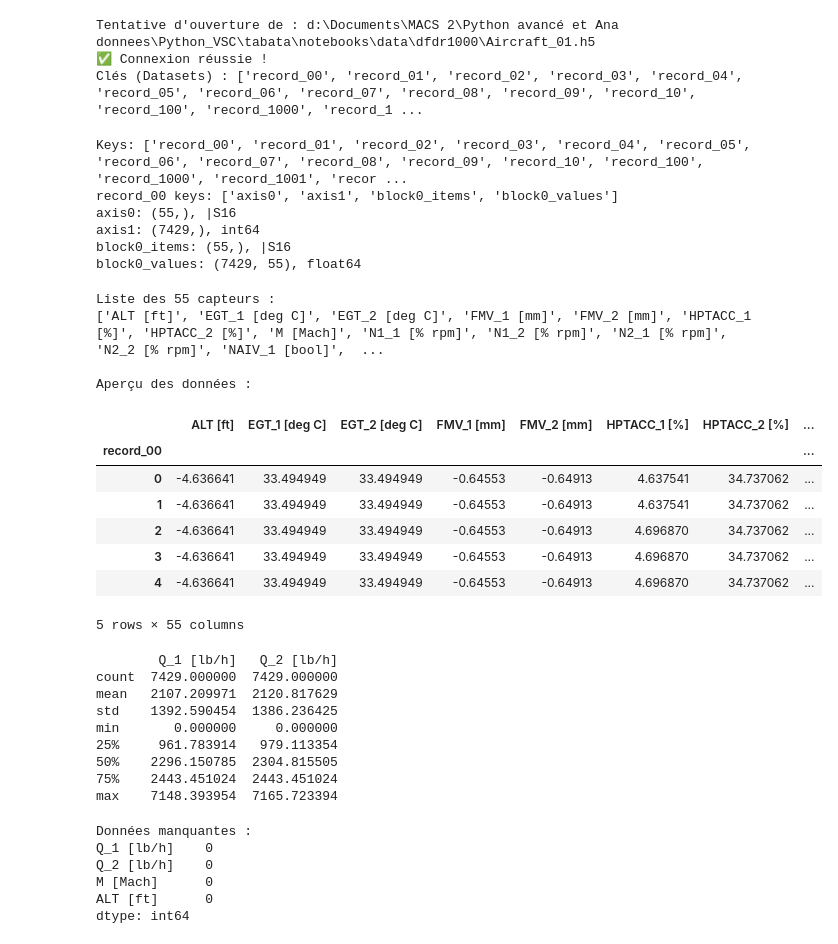
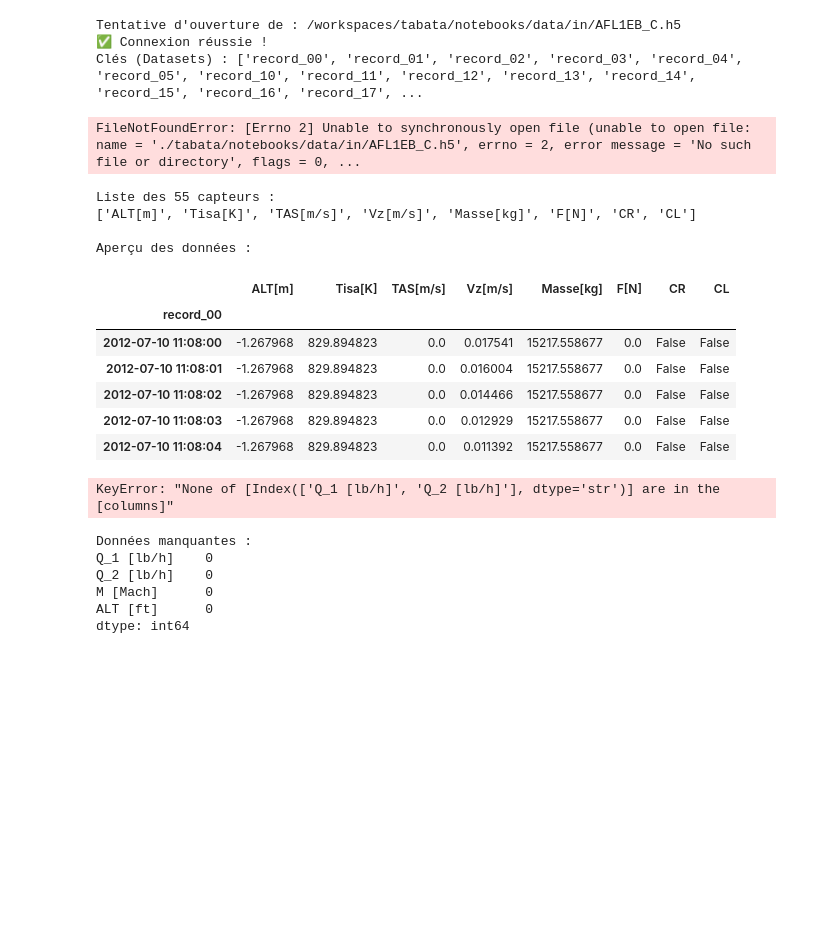
Before and after one commit to rabelaiseriola04-crypto/tabata, a Jupyter notebook: Projet.ipynb, the cells around one changed output. Cells and saved outputs as stored; diff of their text form; code cells hidden in the pictures; blank space fills up the shorter version.

```diff
--- a/Projet.ipynb
+++ b/Projet.ipynb
@@ -6,7 +16,7 @@ import h5py
 # .cwd() récupère le dossier actuel (tabata ou Python_VSC)
 # On "construit" le chemin étape par étape
 base_path = Path.cwd()
-file_path = base_path / "tabata"/ "notebooks" / "data" / "dfdr1000" / "Aircraft_01.h5"
+file_path = base_path / "notebooks" / "data" / "in" / "AFL1EB_C.h5"
 
 print(f"Tentative d'ouverture de : {file_path}")
 
@@ -21,13 +31,13 @@ else:
         print("✅ Connexion réussie !")
         print("Clés (Datasets) :", list(f.keys()))
 # %% [output]
-Tentative d'ouverture de : d:\Documents\MACS 2\Python avancé et Ana donnees\Python_VSC\tabata\notebooks\data\dfdr1000\Aircraft_01.h5
+Tentative d'ouverture de : /workspaces/tabata/notebooks/data/in/AFL1EB_C.h5
 ✅ Connexion réussie !
-Clés (Datasets) : ['record_00', 'record_01', 'record_02', 'record_03', 'record_04', 'record_05', 'record_06', 'record_07', 'record_08', 'record_09', 'record_10', 'record_100', 'record_1000', 'record_1 ...
+Clés (Datasets) : ['record_00', 'record_01', 'record_02', 'record_03', 'record_04', 'record_05', 'record_10', 'record_11', 'record_12', 'record_13', 'record_14', 'record_15', 'record_16', 'record_17', ...
 # %%
 import h5py
 
-with h5py.File("./tabata/notebooks/data/dfdr1000/Aircraft_01.h5", "r") as f:
+with h5py.File("./tabata/notebooks/data/in/AFL1EB_C.h5", "r") as f:
     print("Keys:", list(f.keys()))
     if 'record_00' in f:
         print("record_00 keys:", list(f['record_00'].keys()))
@@ -38,53 +48,39 @@ with h5py.File("./tabata/notebooks/data/dfdr1000/Aircraft_01.h5", "r") as f:
             else:
                 print(f"{key}: Group")
 # %% [output]
-Keys: ['record_00', 'record_01', 'record_02', 'record_03', 'record_04', 'record_05', 'record_06', 'record_07', 'record_08', 'record_09', 'record_10', 'record_100', 'record_1000', 'record_1001', 'recor ...
-record_00 keys: ['axis0', 'axis1', 'block0_items', 'block0_values']
-axis0: (55,), |S16
-axis1: (7429,), int64
-block0_items: (55,), |S16
-block0_values: (7429, 55), float64
+FileNotFoundError: [Errno 2] Unable to synchronously open file (unable to open file: name = './tabata/notebooks/data/in/AFL1EB_C.h5', errno = 2, error message = 'No such file or directory', flags = 0, ...
 # %%
 import pandas as pd
 
 # Utilise le chemin que tu as déjà validé
-file_path = base_path / "tabata"/ "notebooks" / "data" / "dfdr1000" / "Aircraft_01.h5"
+file_path = base_path / "notebooks" / "data" / "in" / "AFL1EB_C.h5"
 
 # On charge le record_00 directement avec Pandas
 df_vol = pd.read_hdf(file_path, key='record_00')
 
 # On affiche les colonnes et les premières lignes
 print("Liste des 55 capteurs :")
 print(df_vol.columns.tolist())
 
 print("\nAperçu des données :")
 display(df_vol.head()) # display() est mieux que print() dans un notebook
 # %% [output]
 Liste des 55 capteurs :
-['ALT [ft]', 'EGT_1 [deg C]', 'EGT_2 [deg C]', 'FMV_1 [mm]', 'FMV_2 [mm]', 'HPTACC_1 [%]', 'HPTACC_2 [%]', 'M [Mach]', 'N1_1 [% rpm]', 'N1_2 [% rpm]', 'N2_1 [% rpm]', 'N2_2 [% rpm]', 'NAIV_1 [bool]',  ...
+['ALT[m]', 'Tisa[K]', 'TAS[m/s]', 'Vz[m/s]', 'Masse[kg]', 'F[N]', 'CR', 'CL']
 
 Aperçu des données :
-|  | ALT [ft] | EGT_1 [deg C] | EGT_2 [deg C] | FMV_1 [mm] | FMV_2 [mm] | HPTACC_1 [%] | HPTACC_2 [%] | ... |
-| record_00 |  |  |  |  |  |  |  | ... |
-| 0 | -4.636641 | 33.494949 | 33.494949 | -0.64553 | -0.64913 | 4.637541 | 34.737062 | ... |
-| 1 | -4.636641 | 33.494949 | 33.494949 | -0.64553 | -0.64913 | 4.637541 | 34.737062 | ... |
-| 2 | -4.636641 | 33.494949 | 33.494949 | -0.64553 | -0.64913 | 4.696870 | 34.737062 | ... |
-| 3 | -4.636641 | 33.494949 | 33.494949 | -0.64553 | -0.64913 | 4.696870 | 34.737062 | ... |
-| 4 | -4.636641 | 33.494949 | 33.494949 | -0.64553 | -0.64913 | 4.696870 | 34.737062 | ... |
+|  | ALT[m] | Tisa[K] | TAS[m/s] | Vz[m/s] | Masse[kg] | F[N] | CR | CL |
+| record_00 |  |  |  |  |  |  |  |  |
+| 2012-07-10 11:08:00 | -1.267968 | 829.894823 | 0.0 | 0.017541 | 15217.558677 | 0.0 | False | False |
+| 2012-07-10 11:08:01 | -1.267968 | 829.894823 | 0.0 | 0.016004 | 15217.558677 | 0.0 | False | False |
+| 2012-07-10 11:08:02 | -1.267968 | 829.894823 | 0.0 | 0.014466 | 15217.558677 | 0.0 | False | False |
+| 2012-07-10 11:08:03 | -1.267968 | 829.894823 | 0.0 | 0.012929 | 15217.558677 | 0.0 | False | False |
+| 2012-07-10 11:08:04 | -1.267968 | 829.894823 | 0.0 | 0.011392 | 15217.558677 | 0.0 | False | False |
-5 rows × 55 columns
 # %%
 # Un avion au ralenti (idle) au sol consomme environ 600-1000 lb/h par moteur
 print(df_vol[['Q_1 [lb/h]', 'Q_2 [lb/h]']].describe())
 # %% [output]
-        Q_1 [lb/h]   Q_2 [lb/h]
-count  7429.000000  7429.000000
-mean   2107.209971  2120.817629
-std    1392.590454  1386.236425
-min       0.000000     0.000000
-25%     961.783914   979.113354
-50%    2296.150785  2304.815505
-75%    2443.451024  2443.451024
-max    7148.393954  7165.723394
+KeyError: "None of [Index(['Q_1 [lb/h]', 'Q_2 [lb/h]'], dtype='str')] are in the [columns]"
 # %%
 missing_data = df_vol[['Q_1 [lb/h]', 'Q_2 [lb/h]', 'M [Mach]', 'ALT [ft]']].isnull().sum()
 print(f"Données manquantes :\n{missing_data}")
```
Also changed, not shown: parts of 5 cells of this notebook, 2 other files.
